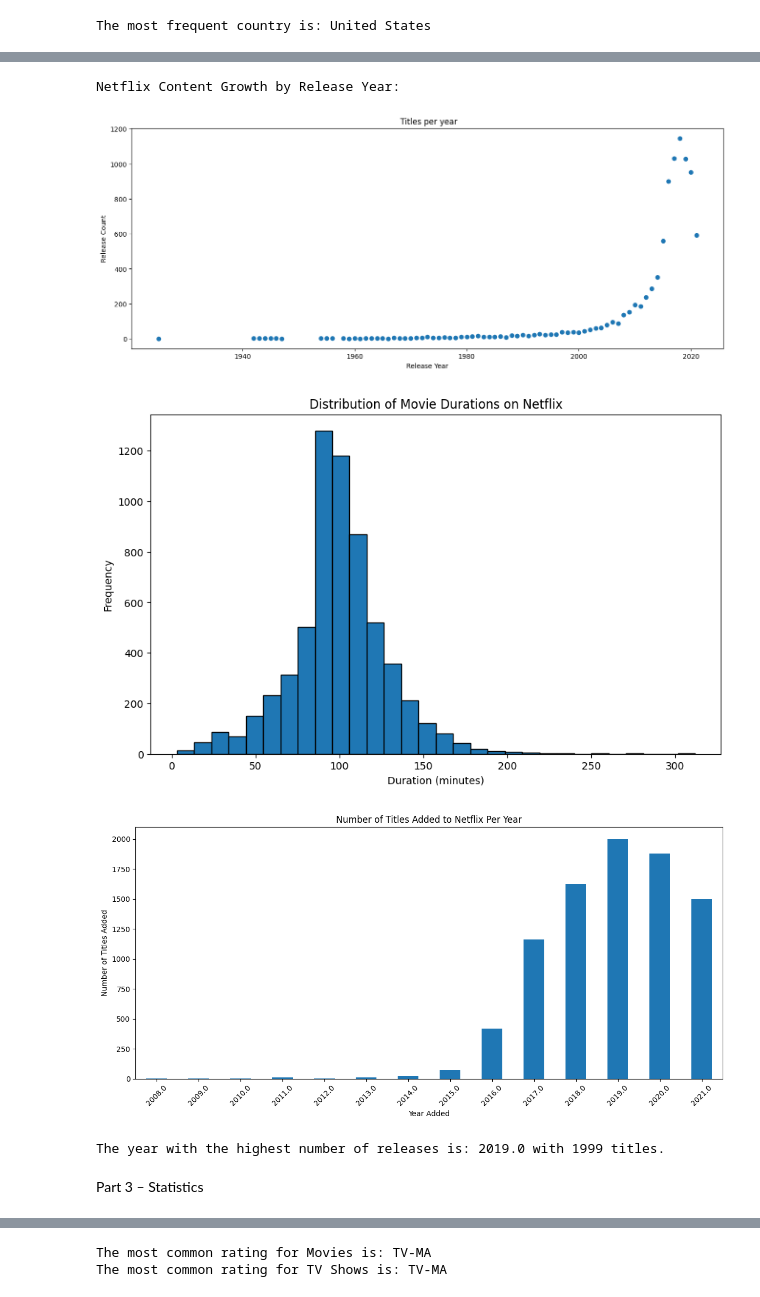
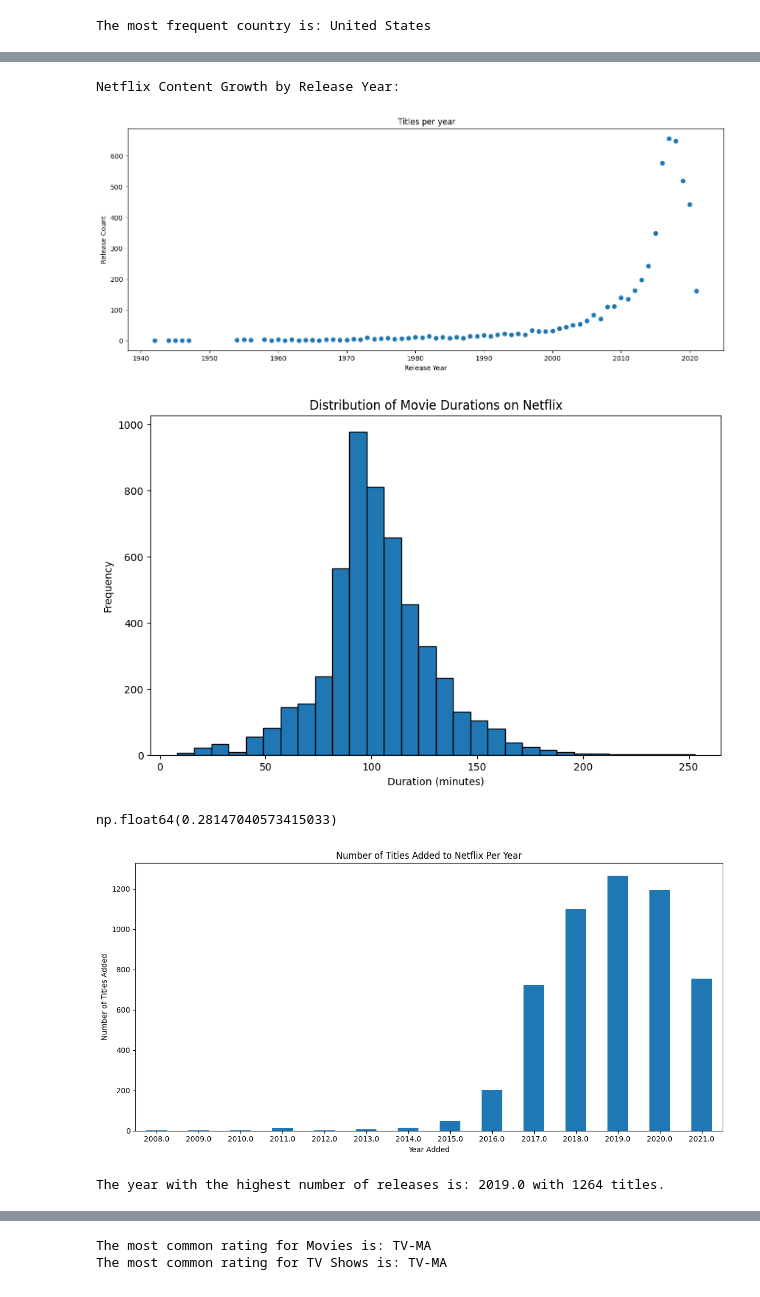
Before and after one commit to Karthikeyan572/EDA-netflix, a Jupyter notebook: NETFLIX (1).ipynb, the cells around one changed output, grey strips where cells are left out. Cells and saved outputs as stored; diff of their text form; code cells hidden in the pictures.

```diff
--- a/NETFLIX (1).ipynb
+++ b/NETFLIX (1).ipynb
@@ -8,3 +6,3 @@ Part 1 – Basic Data Understanding (Pandas)
 # %%
-df = pd.read_csv(r'D:\git\netflix\netflix_titles.csv')
+df = pd.read_csv(r'/content/netflix_titles.csv')
 # %%
@@ -65,4 +60,6 @@ description        0
 dtype: int64
+# %%
+df.dropna(inplace = True)
 # %%
 display(df.duplicated().sum())
 # %% [output]
@@ -157,19 +153,23 @@ plt.title(' Titles per year')
 plt.show()
 # %% [output]
 Netflix Content Growth by Release Year:
-[figure, old version]
+[figure, new version]
 # %%
 movies_df = df[df['type'] == 'Movie'].copy()
-movies_df['duration_minutes'] = movies_df['duration'].str.replace(' min', '').astype(float)
+df['duration_minutes'] = movies_df['duration'].str.replace(' min', '').astype(float)
 
 plt.figure(figsize=(10, 6))
-plt.hist(movies_df['duration_minutes'], bins=30, edgecolor='black')
+plt.hist(df['duration_minutes'], bins=30, edgecolor='black')
 plt.xlabel('Duration (minutes)')
 plt.ylabel('Frequency')
 plt.title('Distribution of Movie Durations on Netflix')
 plt.show()
 # %% [output]
-[figure, old version]
+[figure, new version]
+# %%
+df['duration_minutes'].skew()
+# %% [output]
+np.float64(0.28147040573415033)
 # %%
 df['date_added'] = pd.to_datetime(df['date_added'], errors='coerce')
 df['year_added'] = df['date_added'].dt.year
@@ -180,17 +180,15 @@ titles_per_year.plot(kind='bar')
 plt.xlabel('Year Added')
 plt.ylabel('Number of Titles Added')
 plt.title('Number of Titles Added to Netflix Per Year')
-plt.xticks(rotation=45)
+plt.xticks(rotation=0)
 plt.tight_layout()
 plt.show()
 # %% [output]
-[figure, old version]
+[figure, new version]
 # %%
 year_highest_releases = titles_per_year.idxmax()
 count_highest_releases = titles_per_year.max()
 
 print(f"The year with the highest number of releases is: {year_highest_releases} with {count_highest_releases} titles.")
 # %% [output]
-The year with the highest number of releases is: 2019.0 with 1999 titles.
+The year with the highest number of releases is: 2019.0 with 1264 titles.
-# %% [markdown]
-Part 3 – Statistics
```
Also changed, not shown: parts of 41 cells of this notebook.
